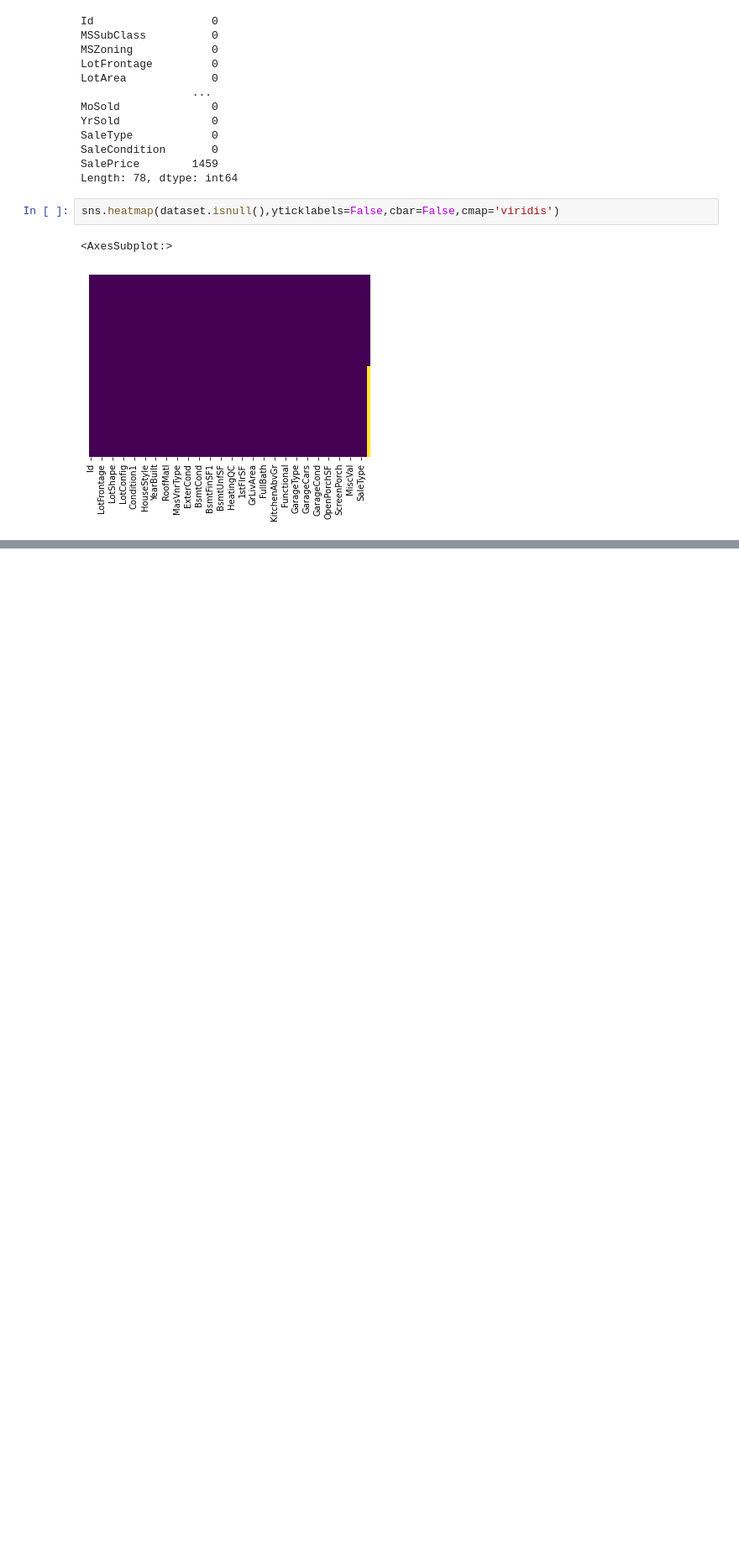
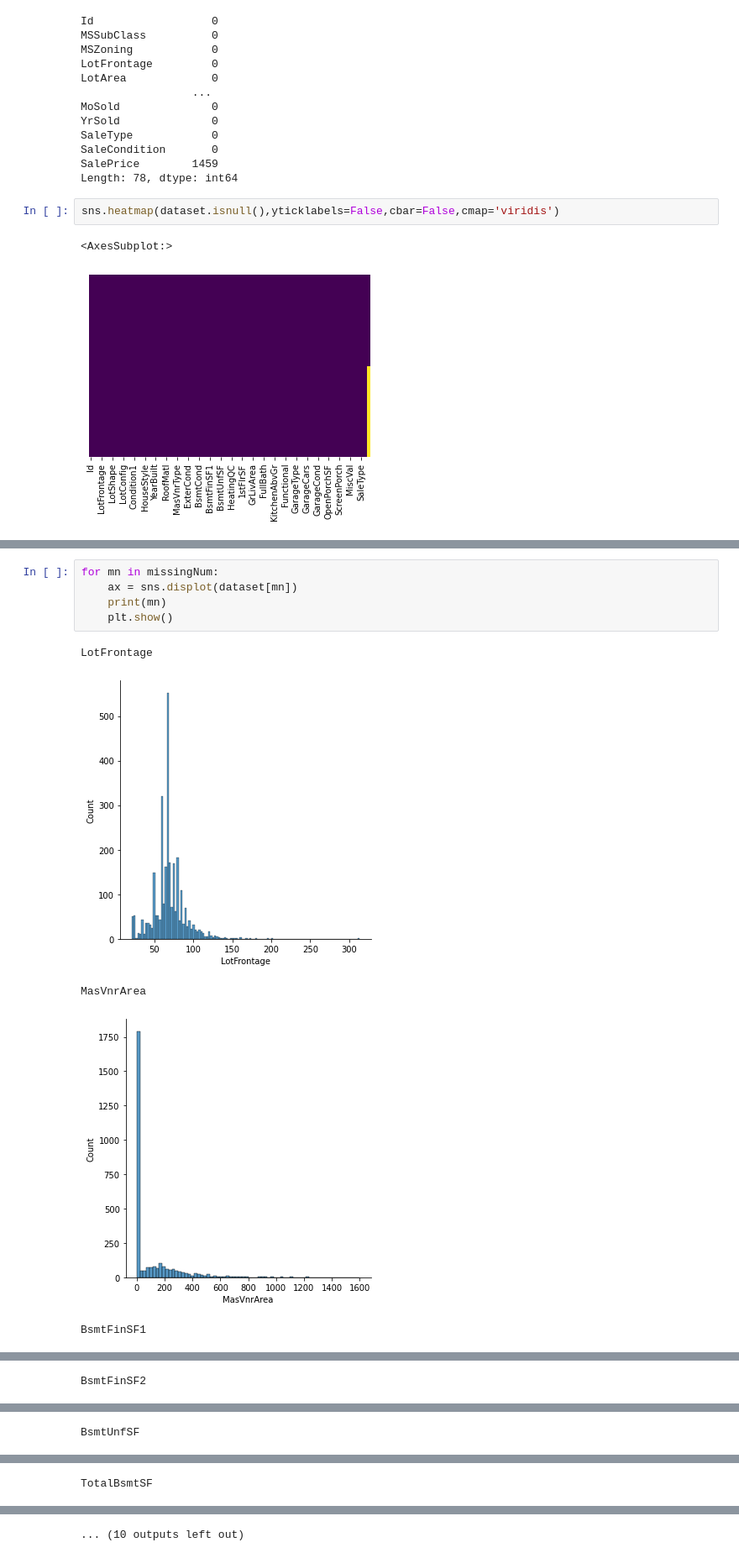
Before and after one commit to Md-Nur/House-Prices---Advanced-Regression-Techniques, a Jupyter notebook: dataAnalysis.ipynb, the cells around one changed output, grey strips where cells are left out. Shown: that part at 84% size. Drawn from its saved outputs; the diff is of its cells as text; blank space fills up the shorter version.

```diff
--- a/dataAnalysis.ipynb
+++ b/dataAnalysis.ipynb
@@ -229,0 +253,11 @@ sns.heatmap(dataset.isnull(),yticklabels=False,cbar=False,cmap='viridis')
+# %%
+for mn in missingNum:
+    ax = sns.displot(dataset[mn])
+    print(mn)
+    plt.show()
+# %% [output]
+LotFrontage
+[figure, added]
+MasVnrArea
+[figure, added]
+BsmtFinSF1
@@ -229,0 +265 @@ sns.heatmap(dataset.isnull(),yticklabels=False,cbar=False,cmap='viridis')
+BsmtFinSF2
@@ -229,0 +267 @@ sns.heatmap(dataset.isnull(),yticklabels=False,cbar=False,cmap='viridis')
+BsmtUnfSF
@@ -229,0 +269 @@ sns.heatmap(dataset.isnull(),yticklabels=False,cbar=False,cmap='viridis')
+TotalBsmtSF
@@ -229,0 +271 @@ sns.heatmap(dataset.isnull(),yticklabels=False,cbar=False,cmap='viridis')
+... (10 outputs left out)
```
Also changed, not shown: parts of 34 cells of this notebook.
